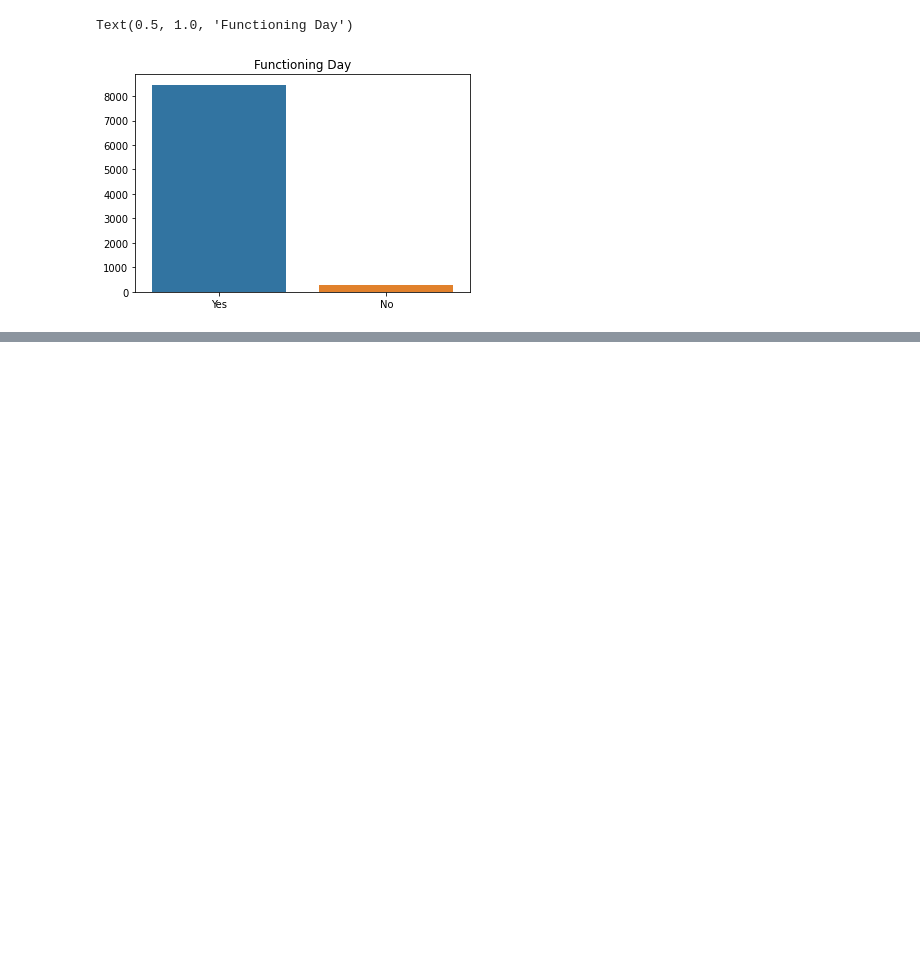
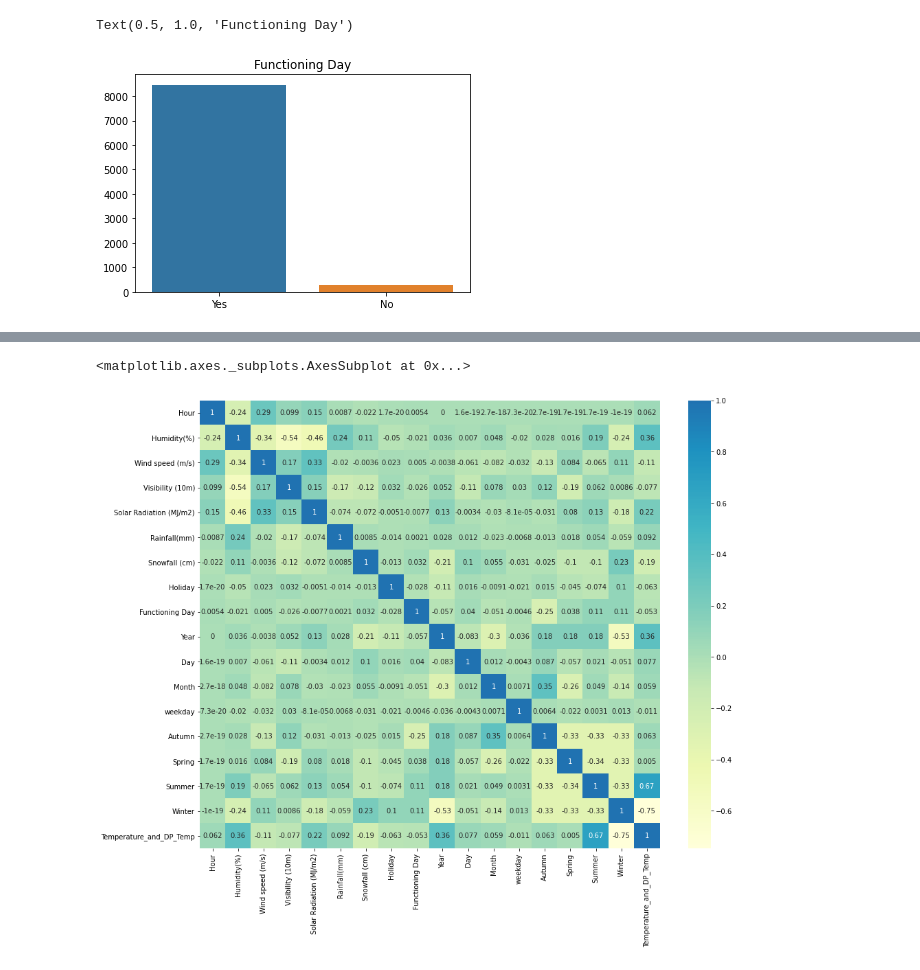
Before and after one commit to Rahul711sharma/Seoul-Bike-Sharing-Demand-Prediction, a Jupyter notebook: Bike_Sharing_Demand_Prediction_Capstone_Project.ipynb, the cells around one changed output, grey strips where cells are left out. Cells and saved outputs as stored; diff of their text form; code cells hidden in the pictures; blank space fills up the shorter version.

```diff
--- a/Bike_Sharing_Demand_Prediction_Capstone_Project.ipynb
+++ b/Bike_Sharing_Demand_Prediction_Capstone_Project.ipynb
@@ -202,0 +349,9 @@ Here's an ironic insight, all the holidays are falling in the functioning hours
+# %%
+df['Temperature_and_DP_Temp'] = [df['Temperature(°C)'][i]+df['Dew point temperature(°C)'][i] for i in range(len(df))]
+df.drop(['Temperature(°C)','Dew point temperature(°C)'],axis=1,inplace=True)
+# %%
+plt.figure(figsize=(15,12))
+sns.heatmap(df[df.describe().columns[1:]].corr(),annot=True,cmap="YlGnBu",center=0.5)
+# %% [output]
+<matplotlib.axes._subplots.AxesSubplot at 0x...>
+[figure, added]
```
Also changed, not shown: parts of 55 cells of this notebook.
